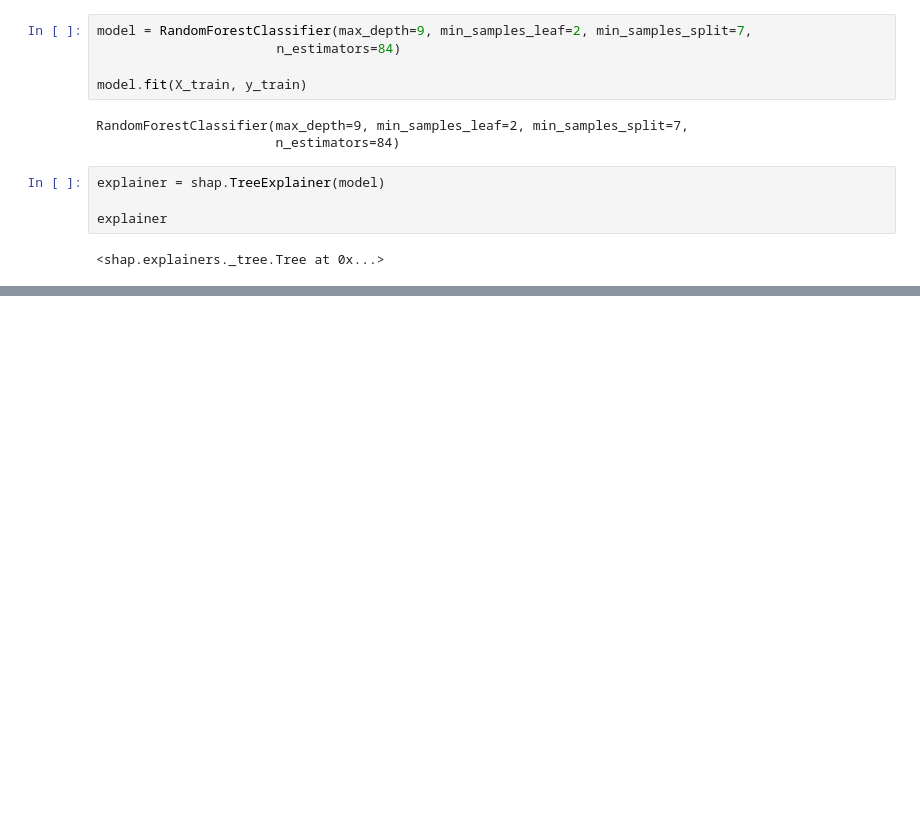
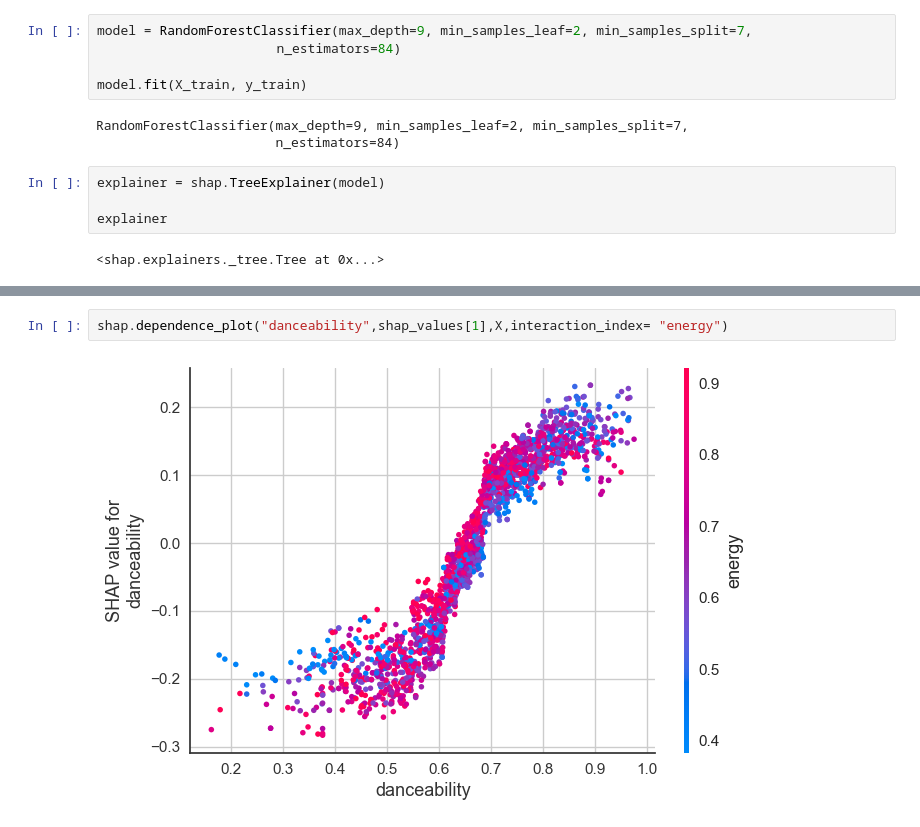
Before and after one commit to inouyewilliam/MLOps-Spotify-E2E-Project, a Jupyter notebook: Notebooks/MLflow_Pycaret.ipynb, the cells around one changed output, grey strips where cells are left out. Saved outputs shown, nothing was run; the diff lists cells and outputs as text; blank space fills up the shorter version.

```diff
--- a/Notebooks/MLflow_Pycaret.ipynb
+++ b/Notebooks/MLflow_Pycaret.ipynb
@@ -119,0 +123,4 @@ The aliases was originally deprecated in NumPy 1.20; for more details and guidan
+# %%
+shap.dependence_plot("danceability",shap_values[1],X,interaction_index= "energy")
+# %% [output]
+[figure, added]
```
Also changed, not shown: parts of 13 cells of this notebook, 1 other file.
